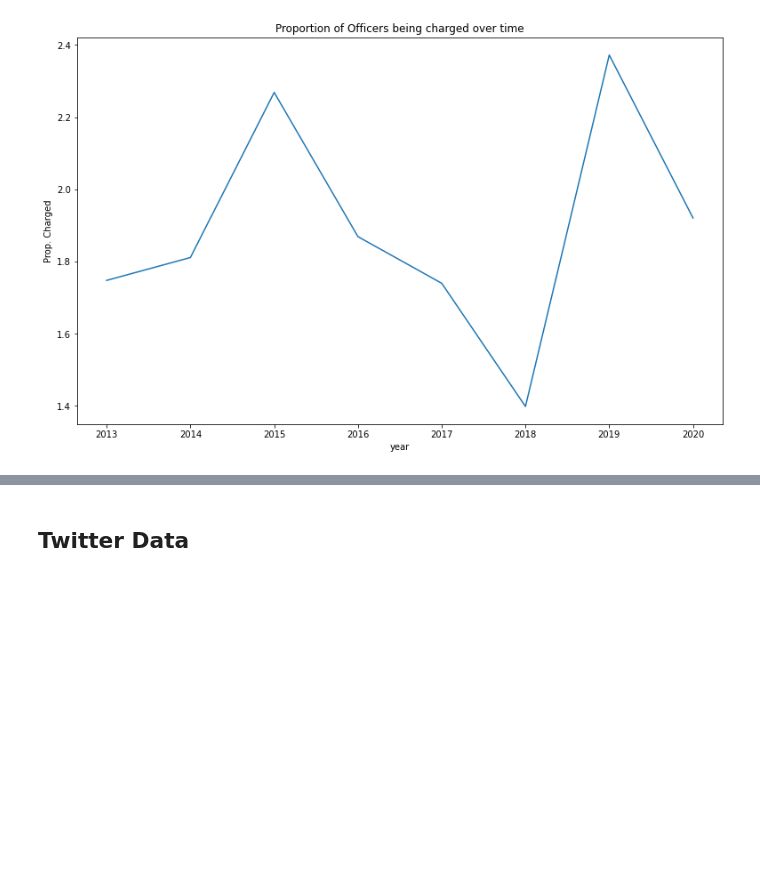
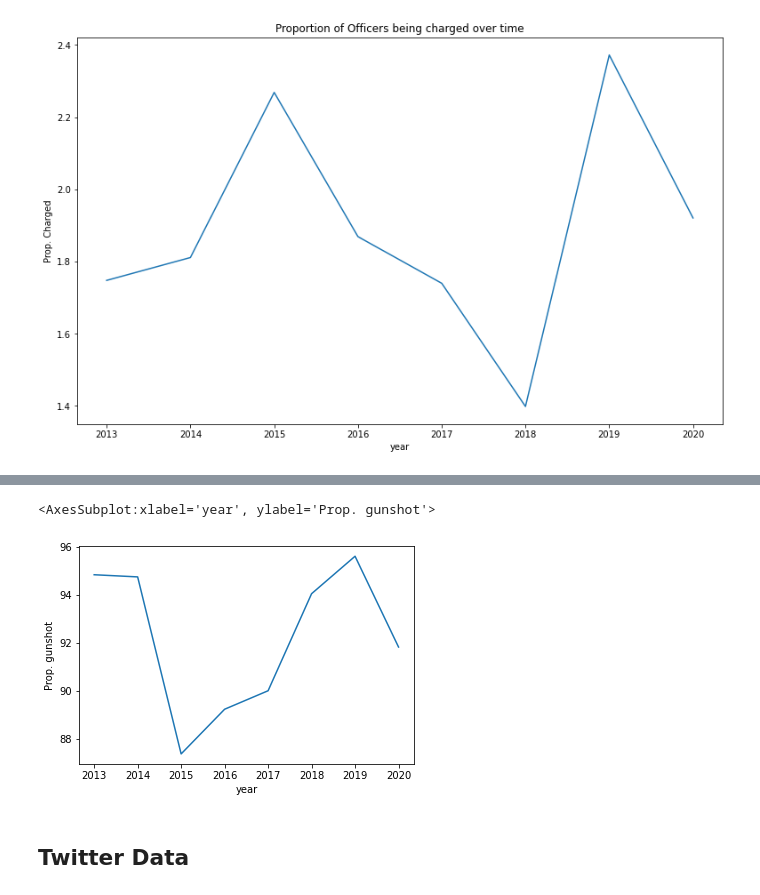
Before and after one commit to dowoma/DDS_BLM, a Jupyter notebook: DataCleaning-copy.ipynb, the cells around one changed output, grey strips where cells are left out. Cells and saved outputs as stored; diff of their text form; code cells hidden in the pictures; blank space fills up the shorter version.

Commit message:
eda for cause of death; NaN handling for cause of death; race; armed

```diff
--- a/DataCleaning-copy.ipynb
+++ b/DataCleaning-copy.ipynb
@@ -174,3 +174,12 @@ str
 print(mpv['officer_charged'].unique())
 # %% [output]
 ['Not Charged' 'Charged' 'Unknown']
+# %%
+#Nan cleaning for 'race', 'armed', and 'cause_of_death'
+mpv.loc[pd.isna(mpv['race']), 'race'] = "Unknown race"
+mpv.loc[pd.isna(mpv['cause_of_death']), 'cause_of_death'] = "Unknown"
+mpv.loc[pd.isna(mpv['armed']), 'armed'] = "Unknown"
+
+print(mpv["race"].unique())
+print(mpv["cause_of_death"].unique())
+print(mpv["armed"].unique())
@@ -370,0 +426,17 @@ prop_charged_vs_time = sns.lineplot(
+# %%
+by_cause_year = mpv.groupby(['year', 'cause_of_death']).count()
+cause_pvt_by_year = by_cause_year.pivot_table(\
+    index= ['year'], columns='cause_of_death', values='count', fill_value=0
+    )
+cause_pvt_by_year['total'] = cause_pvt_by_year.sum(axis=1)
+cause_pvt_by_year['Prop. gunshot'] = round(100 * cause_pvt_by_year['Gunshot']\
+     / cause_pvt_by_year['total'], 2
+)
+sns.lineplot(
+    data = cause_pvt_by_year,
+    x = 'year',
+    y = 'Prop. gunshot',
+).set(title = "Proportion of death caused by Gunshot over time")
+# %% [output]
+<AxesSubplot:xlabel='year', ylabel='Prop. gunshot'>
+[figure, added]
```
Also changed, not shown: parts of 6 cells of this notebook.
